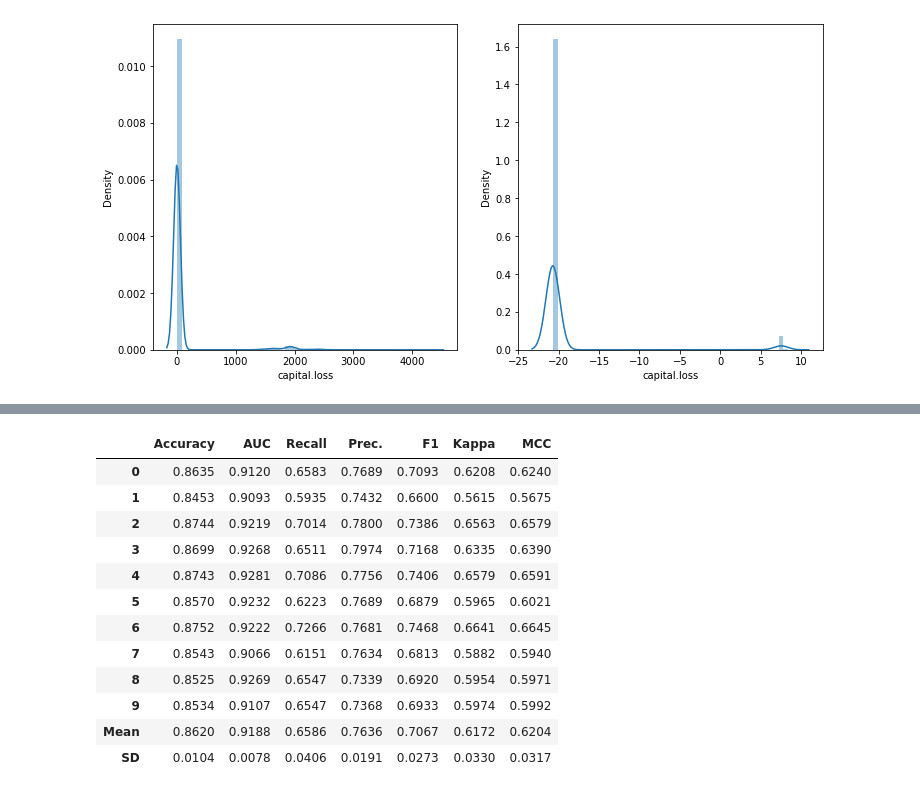
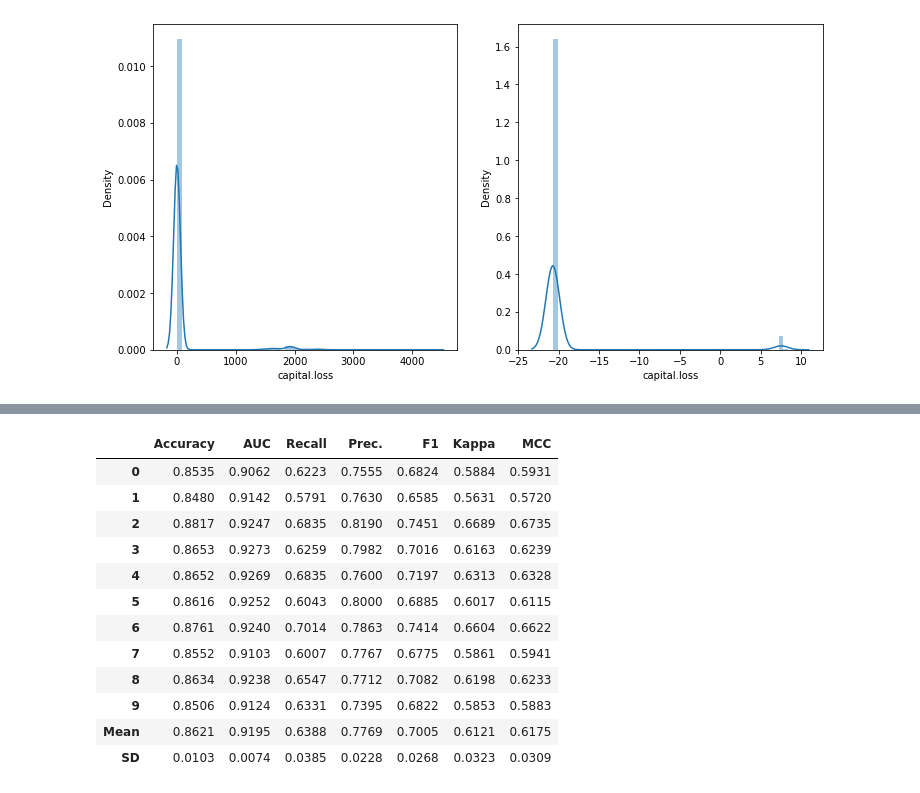
Before and after one commit to ChoiJunhee/dacon, a Jupyter notebook: 인구 데이터 기반 소득 예측 경진대회/NEW_CODE.ipynb, the cells around one changed output, grey strips where cells are left out. Saved outputs shown, nothing was run; the diff lists cells and outputs as text; code cells hidden in the pictures.

```diff
--- a/인구 데이터 기반 소득 예측 경진대회/NEW_CODE.ipynb
+++ b/인구 데이터 기반 소득 예측 경진대회/NEW_CODE.ipynb
@@ -272,19 +275,19 @@ best_model= compare_models()
 # %%
-cb = create_model('lightgbm')
+cb = create_model('catboost')
 # %% [output]
 |  | Accuracy | AUC | Recall | Prec. | F1 | Kappa | MCC |
-| 0 | 0.8635 | 0.9120 | 0.6583 | 0.7689 | 0.7093 | 0.6208 | 0.6240 |
-| 1 | 0.8453 | 0.9093 | 0.5935 | 0.7432 | 0.6600 | 0.5615 | 0.5675 |
-| 2 | 0.8744 | 0.9219 | 0.7014 | 0.7800 | 0.7386 | 0.6563 | 0.6579 |
-| 3 | 0.8699 | 0.9268 | 0.6511 | 0.7974 | 0.7168 | 0.6335 | 0.6390 |
-| 4 | 0.8743 | 0.9281 | 0.7086 | 0.7756 | 0.7406 | 0.6579 | 0.6591 |
-| 5 | 0.8570 | 0.9232 | 0.6223 | 0.7689 | 0.6879 | 0.5965 | 0.6021 |
-| 6 | 0.8752 | 0.9222 | 0.7266 | 0.7681 | 0.7468 | 0.6641 | 0.6645 |
-| 7 | 0.8543 | 0.9066 | 0.6151 | 0.7634 | 0.6813 | 0.5882 | 0.5940 |
-| 8 | 0.8525 | 0.9269 | 0.6547 | 0.7339 | 0.6920 | 0.5954 | 0.5971 |
-| 9 | 0.8534 | 0.9107 | 0.6547 | 0.7368 | 0.6933 | 0.5974 | 0.5992 |
-| Mean | 0.8620 | 0.9188 | 0.6586 | 0.7636 | 0.7067 | 0.6172 | 0.6204 |
-| SD | 0.0104 | 0.0078 | 0.0406 | 0.0191 | 0.0273 | 0.0330 | 0.0317 |
+| 0 | 0.8535 | 0.9062 | 0.6223 | 0.7555 | 0.6824 | 0.5884 | 0.5931 |
+| 1 | 0.8480 | 0.9142 | 0.5791 | 0.7630 | 0.6585 | 0.5631 | 0.5720 |
+| 2 | 0.8817 | 0.9247 | 0.6835 | 0.8190 | 0.7451 | 0.6689 | 0.6735 |
+| 3 | 0.8653 | 0.9273 | 0.6259 | 0.7982 | 0.7016 | 0.6163 | 0.6239 |
+| 4 | 0.8652 | 0.9269 | 0.6835 | 0.7600 | 0.7197 | 0.6313 | 0.6328 |
+| 5 | 0.8616 | 0.9252 | 0.6043 | 0.8000 | 0.6885 | 0.6017 | 0.6115 |
+| 6 | 0.8761 | 0.9240 | 0.7014 | 0.7863 | 0.7414 | 0.6604 | 0.6622 |
+| 7 | 0.8552 | 0.9103 | 0.6007 | 0.7767 | 0.6775 | 0.5861 | 0.5941 |
+| 8 | 0.8634 | 0.9238 | 0.6547 | 0.7712 | 0.7082 | 0.6198 | 0.6233 |
+| 9 | 0.8506 | 0.9124 | 0.6331 | 0.7395 | 0.6822 | 0.5853 | 0.5883 |
+| Mean | 0.8621 | 0.9195 | 0.6388 | 0.7769 | 0.7005 | 0.6121 | 0.6175 |
+| SD | 0.0103 | 0.0074 | 0.0385 | 0.0228 | 0.0268 | 0.0323 | 0.0309 |
 # %%
 import optuna
 
```
Also changed, not shown: parts of 5 cells of this notebook, 10 other files.
